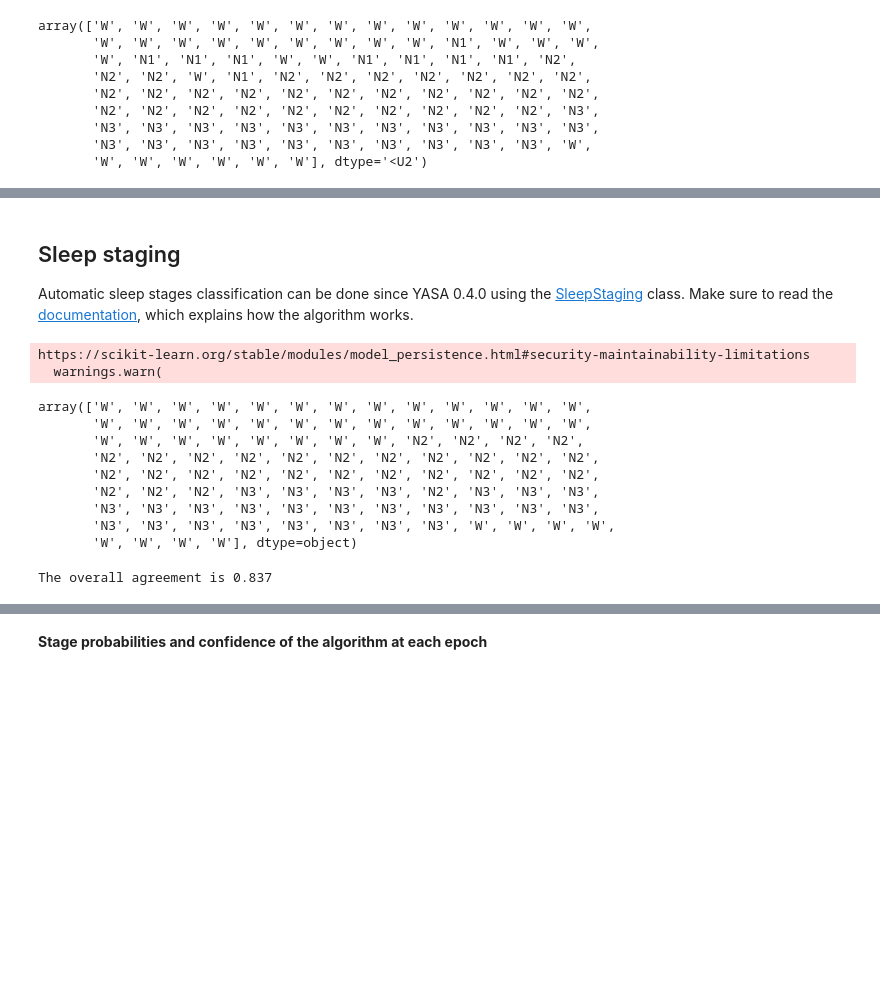
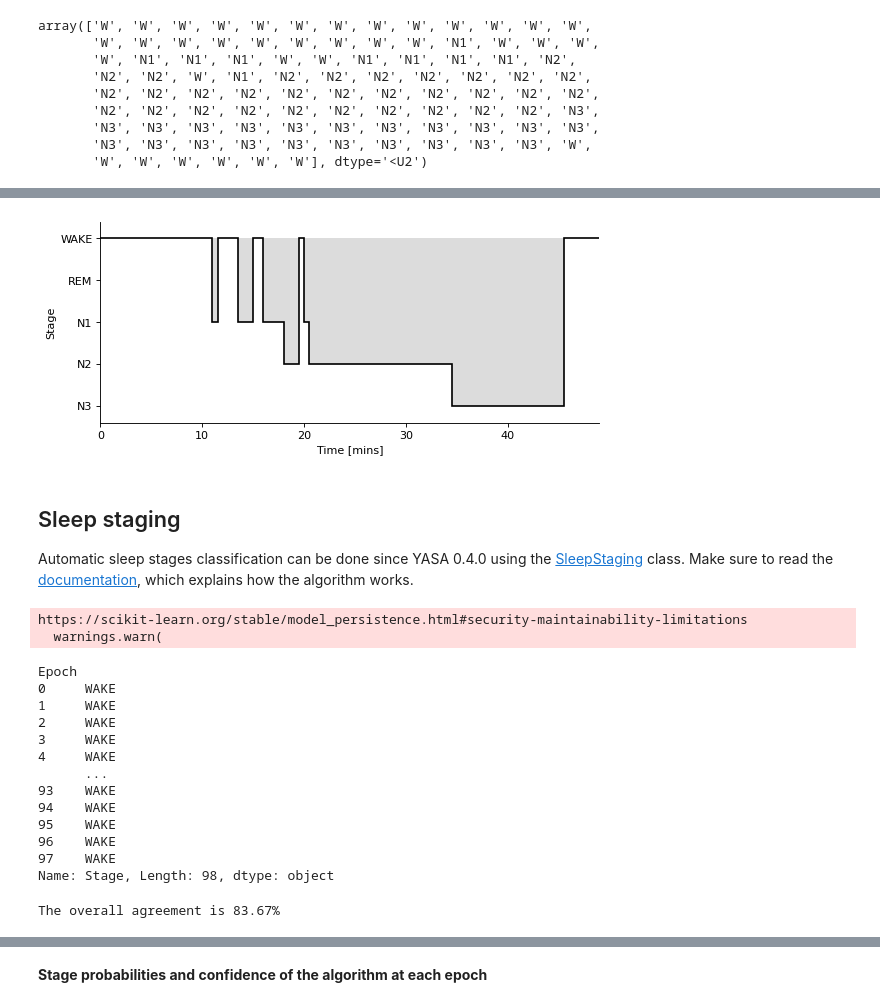
Before and after one commit to raphaelvallat/yasa, a Jupyter notebook: notebooks/14_automatic_sleep_staging.ipynb, the cells around one changed output, grey strips where cells are left out. Saved outputs shown, nothing was run; the diff lists cells and outputs as text; code cells hidden in the pictures; blank space fills up the shorter version.

```diff
--- a/notebooks/14_automatic_sleep_staging.ipynb
+++ b/notebooks/14_automatic_sleep_staging.ipynb
@@ -38,7 +38,7 @@ The sampling frequency is: 100.0
 # %%
 # Let's now load the human-scored hypnogram, where each value represents a 30-sec epoch.
-hypno = np.loadtxt('sub-02_hypno_30s.txt', dtype=str)
-hypno
+hyp = np.loadtxt('sub-02_hypno_30s.txt', dtype=str)
+hyp
 # %% [output]
 array(['W', 'W', 'W', 'W', 'W', 'W', 'W', 'W', 'W', 'W', 'W', 'W', 'W',
        'W', 'W', 'W', 'W', 'W', 'W', 'W', 'W', 'W', 'N1', 'W', 'W', 'W',
@@ -49,3 +49,8 @@ array(['W', 'W', 'W', 'W', 'W', 'W', 'W', 'W', 'W', 'W', 'W', 'W', 'W',
        'N3', 'N3', 'N3', 'N3', 'N3', 'N3', 'N3', 'N3', 'N3', 'N3', 'N3',
        'N3', 'N3', 'N3', 'N3', 'N3', 'N3', 'N3', 'N3', 'N3', 'N3', 'W',
        'W', 'W', 'W', 'W', 'W', 'W'], dtype='<U2')
+# %%
+# Convert it to a Hypnogram instance, which is the preferred way to manipulate hypnograms since v0.7
+hyp = yasa.Hypnogram(hyp, freq="30s")
+# The hypnogram values can be obtained with
+hyp.hypno
@@ -52,3 +71,9 @@ array(['W', 'W', 'W', 'W', 'W', 'W', 'W', 'W', 'W', 'W', 'W', 'W', 'W',
+# %%
+# Let's plot it
+fig, ax = plt.subplots(1, 1, figsize=(7, 3), constrained_layout=True, dpi=80)
+ax = hyp.plot_hypnogram(fill_color="gainsboro", ax=ax)
+# %% [output]
+[figure, added]
 # %% [markdown]
 ## Sleep staging
 
@@ -64,22 +89,26 @@ sls = yasa.SleepStaging(raw, eeg_name="C4", eog_name="EOG1", emg_name="EMG1", me
 # %%
 # Getting the predicted sleep stages is now as easy as:
 y_pred = sls.predict()
-y_pred
+y_pred.hypno
 # %% [output]
-https://scikit-learn.org/stable/modules/model_persistence.html#security-maintainability-limitations
+https://scikit-learn.org/stable/model_persistence.html#security-maintainability-limitations
   warnings.warn(
-array(['W', 'W', 'W', 'W', 'W', 'W', 'W', 'W', 'W', 'W', 'W', 'W', 'W',
-       'W', 'W', 'W', 'W', 'W', 'W', 'W', 'W', 'W', 'W', 'W', 'W', 'W',
-       'W', 'W', 'W', 'W', 'W', 'W', 'W', 'W', 'N2', 'N2', 'N2', 'N2',
-       'N2', 'N2', 'N2', 'N2', 'N2', 'N2', 'N2', 'N2', 'N2', 'N2', 'N2',
-       'N2', 'N2', 'N2', 'N2', 'N2', 'N2', 'N2', 'N2', 'N2', 'N2', 'N2',
-       'N2', 'N2', 'N2', 'N3', 'N3', 'N3', 'N3', 'N2', 'N3', 'N3', 'N3',
-       'N3', 'N3', 'N3', 'N3', 'N3', 'N3', 'N3', 'N3', 'N3', 'N3', 'N3',
-       'N3', 'N3', 'N3', 'N3', 'N3', 'N3', 'N3', 'N3', 'W', 'W', 'W', 'W',
-       'W', 'W', 'W', 'W'], dtype=object)
+Epoch
+0     WAKE
+1     WAKE
+2     WAKE
+3     WAKE
+4     WAKE
+      ...
+93    WAKE
+94    WAKE
+95    WAKE
+96    WAKE
+97    WAKE
+Name: Stage, Length: 98, dtype: object
 # %%
 # What is the accuracy of the prediction, compared to the human scoring
-accuracy = (hypno == y_pred).sum() / y_pred.size
-print("The overall agreement is %.3f" % accuracy)
+accuracy = 100 * (hyp.hypno == y_pred.hypno).mean()
+print(f"The overall agreement is {accuracy:.2f}%")
 # %% [output]
-The overall agreement is 0.837
+The overall agreement is 83.67%
```
Also changed, not shown: parts of 10 cells of this notebook, 2 other files.
